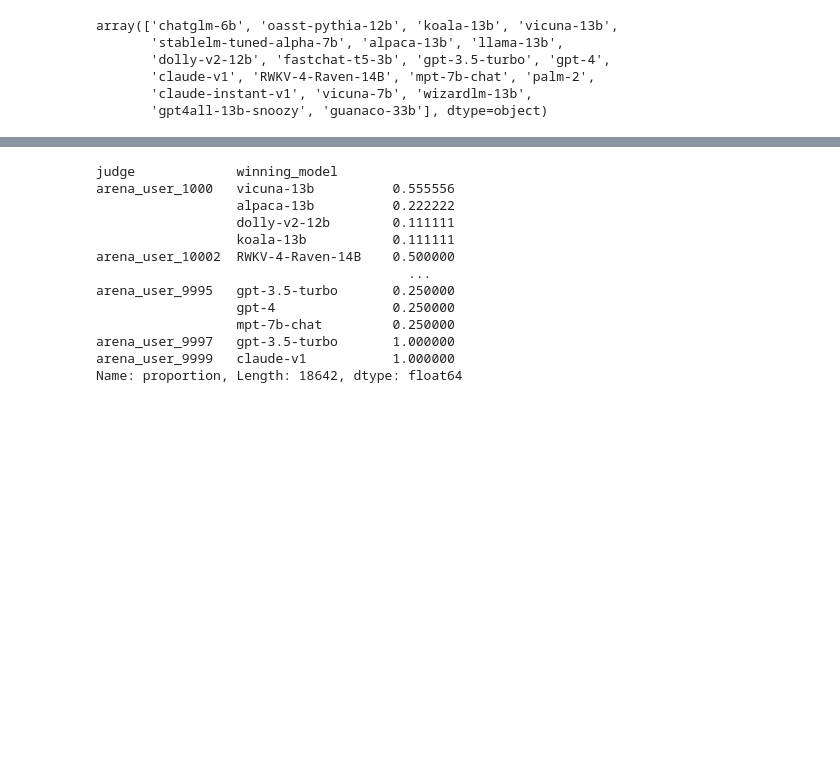
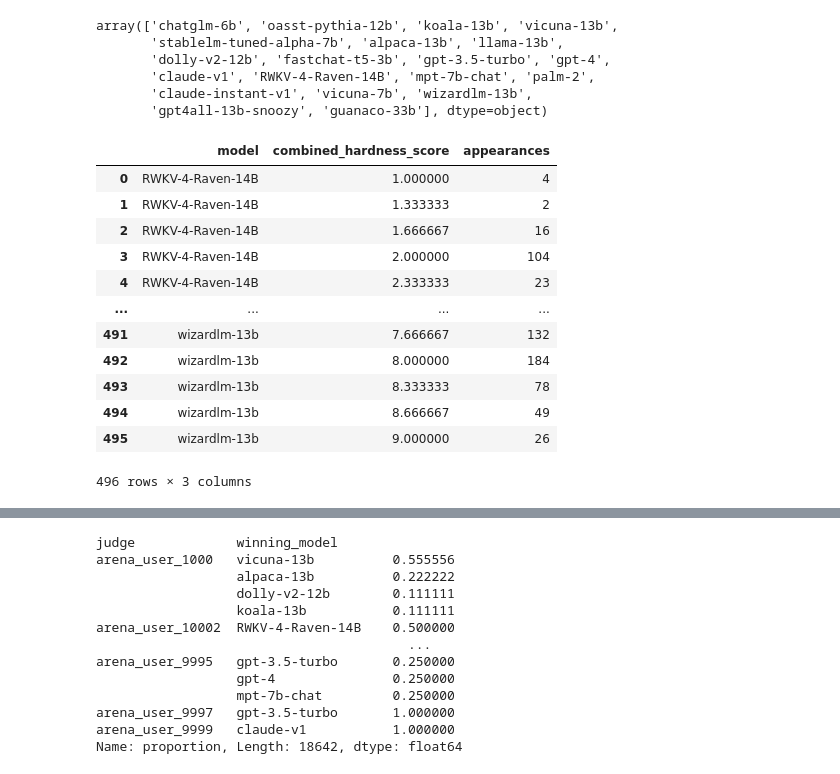
Before and after one commit to surajr10/ds200-grad-project, a Jupyter notebook: notebooks/suraj_eda.ipynb, the cells around one changed output, grey strips where cells are left out. Cells and saved outputs as stored; diff of their text form; code cells hidden in the pictures; blank space fills up the shorter version.

```diff
--- a/notebooks/suraj_eda.ipynb
+++ b/notebooks/suraj_eda.ipynb
@@ -163,3 +163,23 @@ merge_df["combined_hardness_score"] = (
     merge_df[["score_value_1", "score_value_2", "score_value_3"]]
     .mean(axis=1, skipna=True)  # Calculate mean while ignoring NaN values
 )
+# %%
+appearances_a = merge_df[['model_a', 'combined_hardness_score']].rename(columns={'model_a': 'model'})
+appearances_b = merge_df[['model_b', 'combined_hardness_score']].rename(columns={'model_b': 'model'})
+appearances = pd.concat([appearances_a, appearances_b])
+appearances_grouped = appearances.groupby(['model', 'combined_hardness_score']).agg('size').reset_index(name='appearances')
+appearances_grouped
+# %% [output]
+|  | model | combined_hardness_score | appearances |
+| 0 | RWKV-4-Raven-14B | 1.000000 | 4 |
+| 1 | RWKV-4-Raven-14B | 1.333333 | 2 |
+| 2 | RWKV-4-Raven-14B | 1.666667 | 16 |
+| 3 | RWKV-4-Raven-14B | 2.000000 | 104 |
+| 4 | RWKV-4-Raven-14B | 2.333333 | 23 |
+| ... | ... | ... | ... |
+| 491 | wizardlm-13b | 7.666667 | 132 |
+| 492 | wizardlm-13b | 8.000000 | 184 |
+| 493 | wizardlm-13b | 8.333333 | 78 |
+| 494 | wizardlm-13b | 8.666667 | 49 |
+| 495 | wizardlm-13b | 9.000000 | 26 |
+496 rows × 3 columns
```
Also changed, not shown: parts of 3 cells of this notebook.
